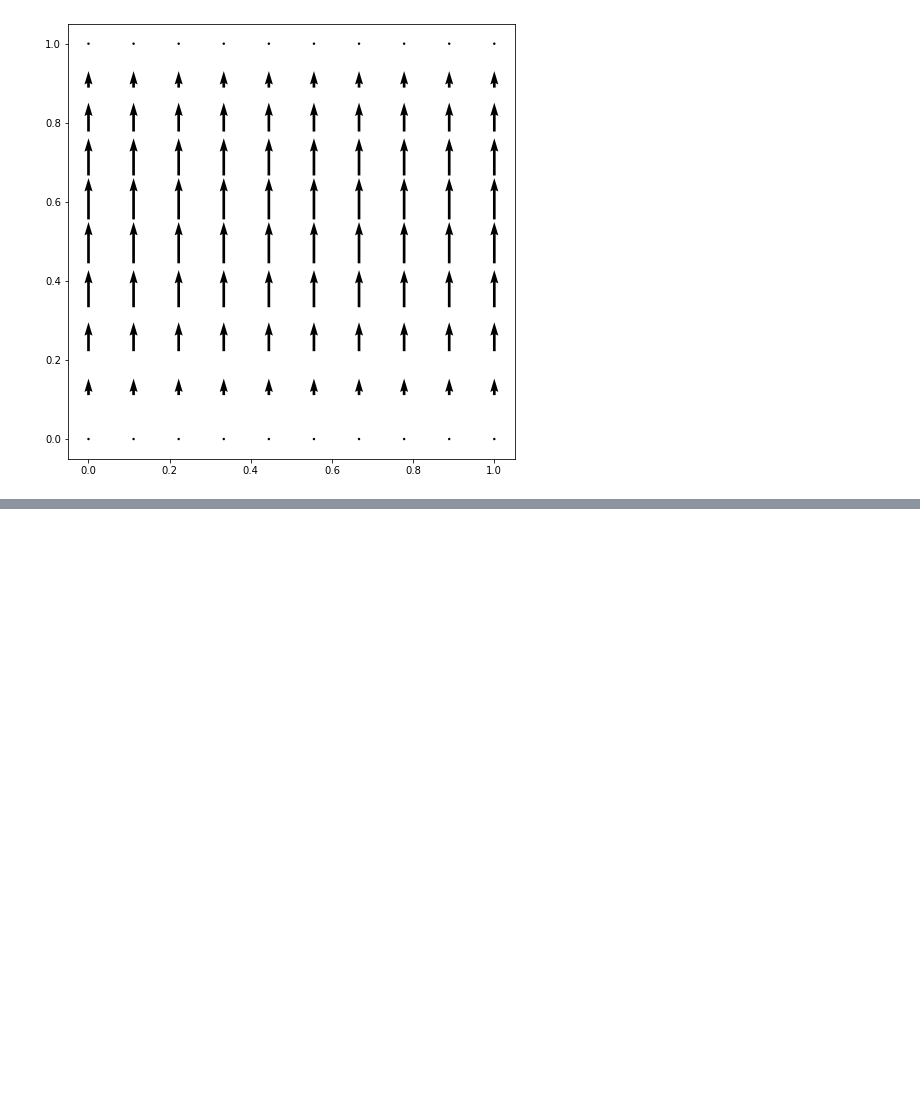
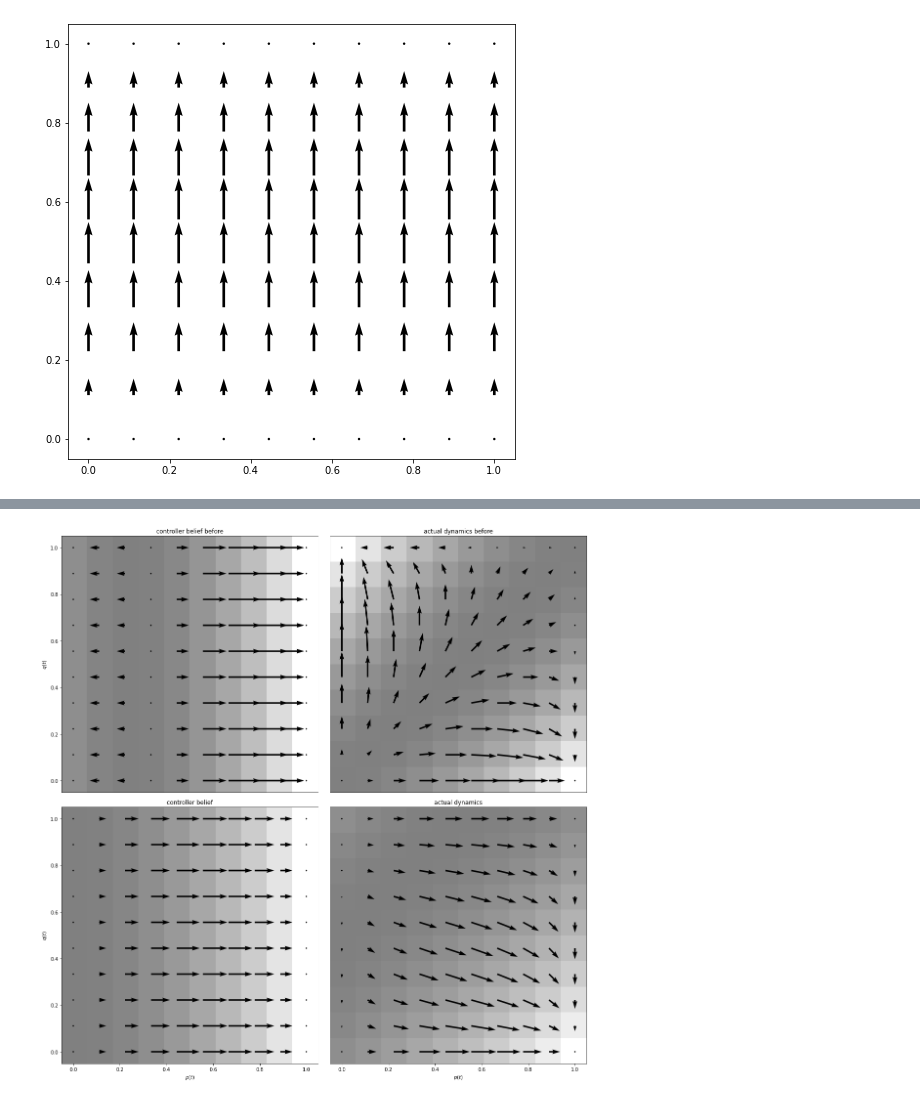
Before and after one commit to CCarissimo/evolutionary-games, a Jupyter notebook: quiver_plots.ipynb, the cells around one changed output, grey strips where cells are left out. Cells and saved outputs as stored; diff of their text form; code cells hidden in the pictures; blank space fills up the shorter version.

```diff
--- a/quiver_plots.ipynb
+++ b/quiver_plots.ipynb
@@ -154,0 +138,48 @@ array([[    0.,     0.,     0.,     0.,     0.,     0.,     0.,     0.,
+# %%
+bU, bV = f(X, Y, -1, 2, -1, 2, 0.5)
+bUc, bVc = fc(X, Y, -1, 2, -1, 2, 1)
+U, V = f(X, Y, B1, C1, B2, C2, 0.5)
+Uc, Vc = fc(X, Y, 1, 2, 1, 2, 1)
+
+fig, [[ax1, ax2], [ax3, ax4]] = plt.subplots(nrows=2, ncols=2, figsize=(16,16))
+plt.set_cmap("gray")
+ax1.quiver(X, Y, bUc, bVc)
+ax2.quiver(X, Y, bU, bV)
+ax3.quiver(X, Y, Uc, Vc)
+ax4.quiver(X, Y, U, V)
+
+r = 4
+s = 0
+t = 2
+p = 2
+
+bW = expected_welfare(X, Y, 0.5, r, s, t, p, r, s, t, p)
+bWc = expected_welfare(X, Y, 1, r, s, t, p, r, s, t, p)
+Wc = expected_welfare(X, Y, 1, r, s, t-2, p-2, r, s, t-2, p-2)
+W = expected_welfare(X, Y, 0.5, r, s, t-2, p-2, r-2, s-2, t, p)
+ax1.imshow(bWc, origin='lower', extent=(-0.05, 1.05, -0.05, 1.05), alpha=0.5)
+ax2.imshow(bW, origin='lower', extent=(-0.05, 1.05, -0.05, 1.05), alpha=0.5)
+ax3.imshow(Wc, origin='lower', extent=(-0.05, 1.05, -0.05, 1.05), alpha=0.5)
+ax4.imshow(W, origin='lower', extent=(-0.05, 1.05, -0.05, 1.05), alpha=0.5)
+
+ax1.set_ylabel(r"$q(t)$")
+ax3.set_ylabel(r"$q(t)$")
+ax3.set_xlabel(r"$p(t)$")
+ax4.set_xlabel(r"$p(t)$")
+
+ax1.set_title("controller belief before")
+ax2.set_title("actual dynamics before")
+ax3.set_title("controller belief")
+ax4.set_title("actual dynamics")
+
+#ax1.set_xticks([0, 1])
+#ax2.axis("off")
+ax1.set_xticks([])
+ax4.set_yticks([])
+ax2.set_xticks([])
+ax2.set_yticks([])
+
+plt.tight_layout()
+plt.savefig("sh-hg.png")
+# %% [output]
+[figure, added]
```
Also changed, not shown: parts of 9 cells of this notebook.
